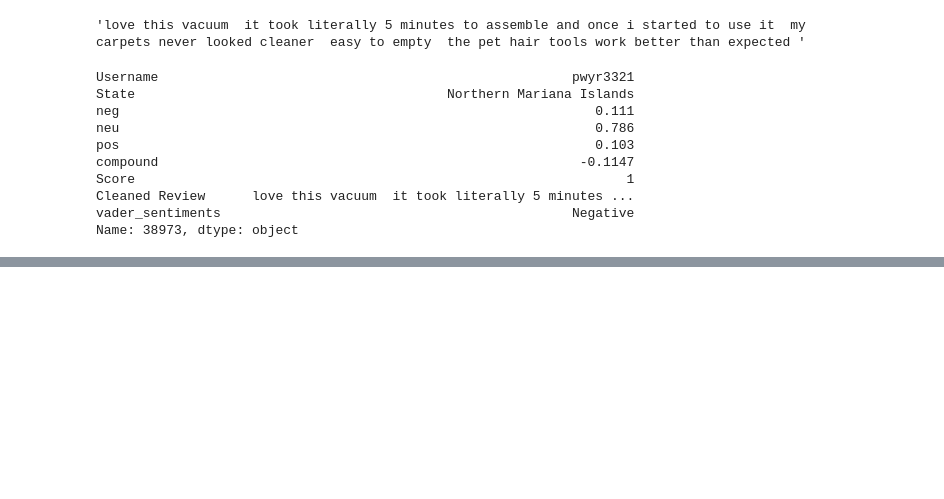
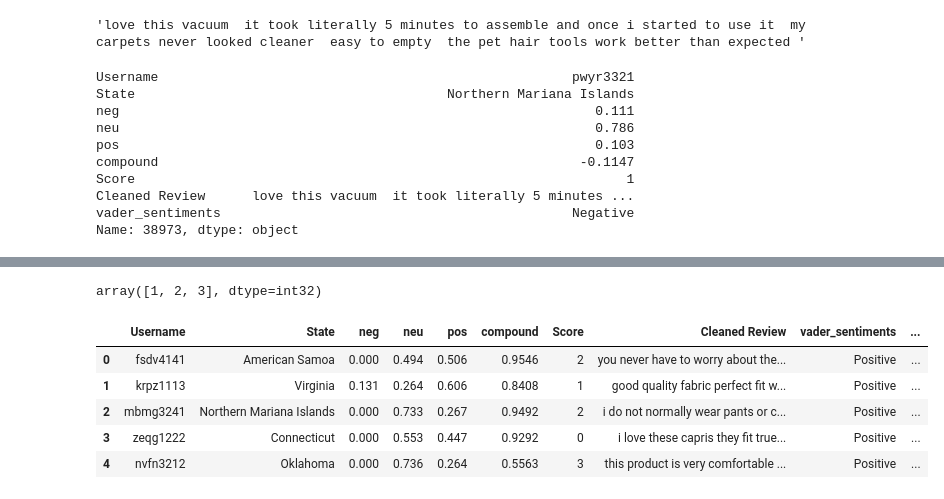
Before and after one commit to achile-design/uos, a Jupyter notebook: 3539186_BD2.ipynb, the cells around one changed output, grey strips where cells are left out. Saved outputs shown, nothing was run; the diff lists cells and outputs as text; code cells hidden in the pictures; blank space fills up the shorter version.

```diff
--- a/3539186_BD2.ipynb
+++ b/3539186_BD2.ipynb
@@ -646,0 +709,7 @@ Name: 38973, dtype: object
+# %%
+kmeans_3=KMeans(n_clusters=3, n_init=10, random_state=55) #[n_clusters=6 generates classes of 6 different scores[0,1,2]]
+kmeans_3.fit(kmeans_data)
+labels=kmeans_3.predict(kmeans_data) + 1 # classify data into labels
+np.unique(labels)
+# %% [output]
+array([1, 2, 3], dtype=int32)
@@ -646,0 +718,9 @@ Name: 38973, dtype: object
+# %%
+score_output_df.head()
+# %% [output]
+|  | Username | State | neg | neu | pos | compound | Score | Cleaned Review | vader_sentiments | ... |
+| 0 | fsdv4141 | American Samoa | 0.000 | 0.494 | 0.506 | 0.9546 | 2 | you never have to worry about the... | Positive | ... |
+| 1 | krpz1113 | Virginia | 0.131 | 0.264 | 0.606 | 0.8408 | 1 | good quality fabric perfect fit w... | Positive | ... |
+| 2 | mbmg3241 | Northern Mariana Islands | 0.000 | 0.733 | 0.267 | 0.9492 | 2 | i do not normally wear pants or c... | Positive | ... |
+| 3 | zeqg1222 | Connecticut | 0.000 | 0.553 | 0.447 | 0.9292 | 0 | i love these capris they fit true... | Positive | ... |
+| 4 | nvfn3212 | Oklahoma | 0.000 | 0.736 | 0.264 | 0.5563 | 3 | this product is very comfortable ... | Positive | ... |
```
Also changed, not shown: parts of 9 cells of this notebook.
